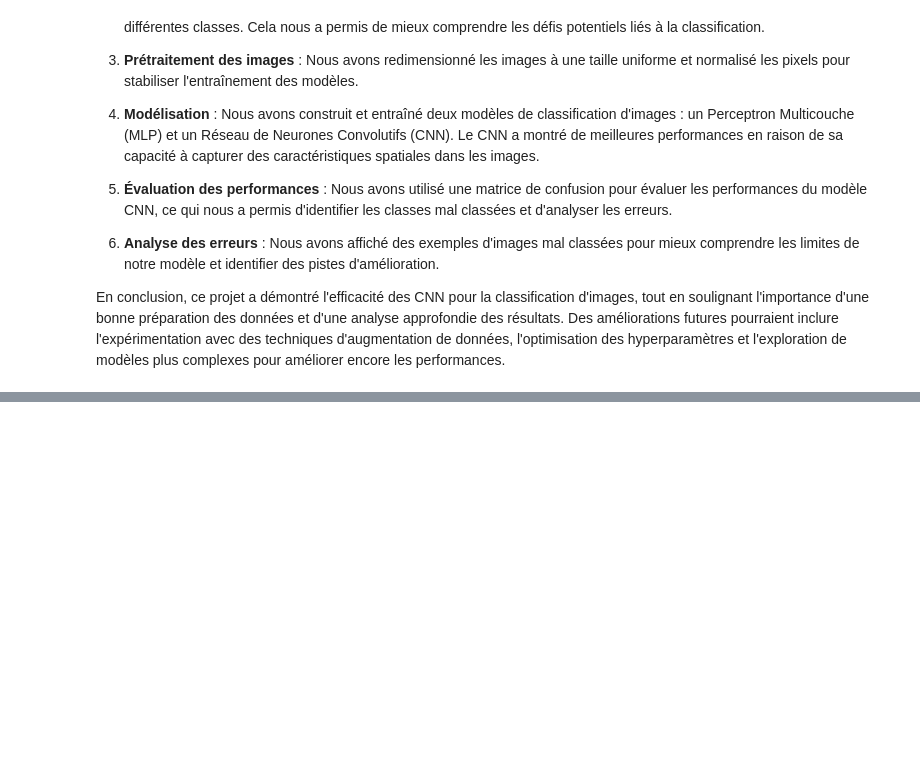
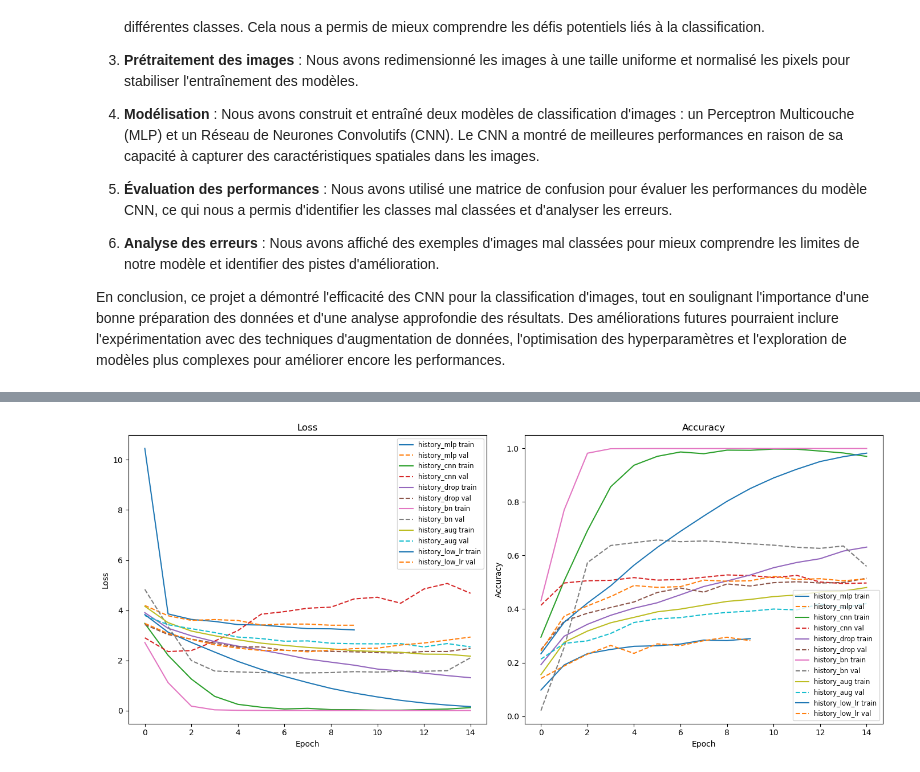
Before and after one commit to thocle03/exam_deep-learning, a Jupyter notebook: Thomas-main.ipynb, the cells around one changed output, grey strips where cells are left out. Saved outputs shown, nothing was run; the diff lists cells and outputs as text; code cells hidden in the pictures; blank space fills up the shorter version.

Commit message:
Update section titles and add training history summary in the notebook

```diff
--- a/Thomas-main.ipynb
+++ b/Thomas-main.ipynb
@@ -595,3 +595,96 @@ Dans ce projet, nous avons exploré le dataset Caltech-101, qui contient une var
 6. **Analyse des erreurs** : Nous avons affiché des exemples d'images mal classées pour mieux comprendre les limites de notre modèle et identifier des pistes d'amélioration.
 
 En conclusion, ce projet a démontré l'efficacité des CNN pour la classification d'images, tout en soulignant l'importance d'une bonne préparation des données et d'une analyse approfondie des résultats. Des améliorations futures pourraient inclure l'expérimentation avec des techniques d'augmentation de données, l'optimisation des hyperparamètres et l'exploration de modèles plus complexes pour améliorer encore les performances.
+# %%
+# Récapitulatif des historiques d'entraînement (MLP, CNN et variantes)
+# Cette cellule rassemble les objets `history_*` existants et affiche des courbes
+# comparatives (loss / accuracy) ainsi qu'un résumé des métriques finales.
+
+import matplotlib.pyplot as plt
+
+# Noms d'histoires possibles utilisés dans le notebook
+candidate_names = [
+    'history_mlp', 'history_cnn', 'history_drop', 'history_bn', 'history_aug', 'history_low_lr'
+]
+
+# Récupère les dictionnaires d'historique existants
+histories = {}
+for n in candidate_names:
+    if n in globals():
+        h = globals()[n]
+        if hasattr(h, 'history'):
+            histories[n] = h.history
+        elif isinstance(h, dict):
+            histories[n] = h
+
+if not histories:
+    print("Aucun historique trouvé. Exécutez les cellules d'entraînement puis relancez cette cellule.")
+else:
+    def get_series(h, key_alts):
+        for k in key_alts:
+            if k in h:
+                return h[k]
+        return None
+
+    plt.figure(figsize=(14,6))
+    plt.subplot(1,2,1)
+    for name,h in histories.items():
+        train_loss = get_series(h, ['loss'])
+        val_loss = get_series(h, ['val_loss'])
+        if train_loss is not None:
+            plt.plot(train_loss, label=f"{name} train")
+        if val_loss is not None:
+            plt.plot(val_loss, '--', label=f"{name} val")
+    plt.title('Loss')
+    plt.xlabel('Epoch')
+    plt.ylabel('Loss')
+    plt.legend(fontsize='small')
+
+    plt.subplot(1,2,2)
+    for name,h in histories.items():
+        train_acc = get_series(h, ['accuracy','acc'])
+        val_acc = get_series(h, ['val_accuracy','val_acc'])
+        if train_acc is not None:
+            plt.plot(train_acc, label=f"{name} train")
+        if val_acc is not None:
+            plt.plot(val_acc, '--', label=f"{name} val")
+    plt.title('Accuracy')
+    plt.xlabel('Epoch')
+    plt.ylabel('Accuracy')
+    plt.legend(fontsize='small')
+
+    plt.tight_layout()
+    try:
+        plt.savefig('training_histories_comparison.png', dpi=150)
+        print("Figure sauvegardée sous: training_histories_comparison.png")
+    except Exception:
+        pass
+    plt.show()
+
+    # Résumé final (dernière époque)
+    def fmt(x):
+        return f"{x:.4f}" if x is not None else "N/A"
+
+    print('\nRésumé final (dernière époque) :')
+    for name,h in histories.items():
+        last_loss = None
+        last_val_loss = None
+        last_acc = None
+        last_val_acc = None
+
+        train_loss = get_series(h, ['loss'])
+        val_loss = get_series(h, ['val_loss'])
+        train_acc = get_series(h, ['accuracy','acc'])
+        val_acc = get_series(h, ['val_accuracy','val_acc'])
+
+        if train_loss is not None:
+            last_loss = train_loss[-1]
+        if val_loss is not None:
+            last_val_loss = val_loss[-1]
+        if train_acc is not None:
+            last_acc = train_acc[-1]
+        if val_acc is not None:
+            last_val_acc = val_acc[-1]
+
+        print(f"- {name}: loss={fmt(last_loss)}  val_loss={fmt(last_val_loss)}  acc={fmt(last_acc)}  val_acc={fmt(last_val_acc)}")
+# %% [output]
@@ -597,0 +692 @@ En conclusion, ce projet a démontré l'efficacité des CNN pour la classificati
+[figure, added]
```
Also changed, not shown: parts of 6 cells of this notebook.
